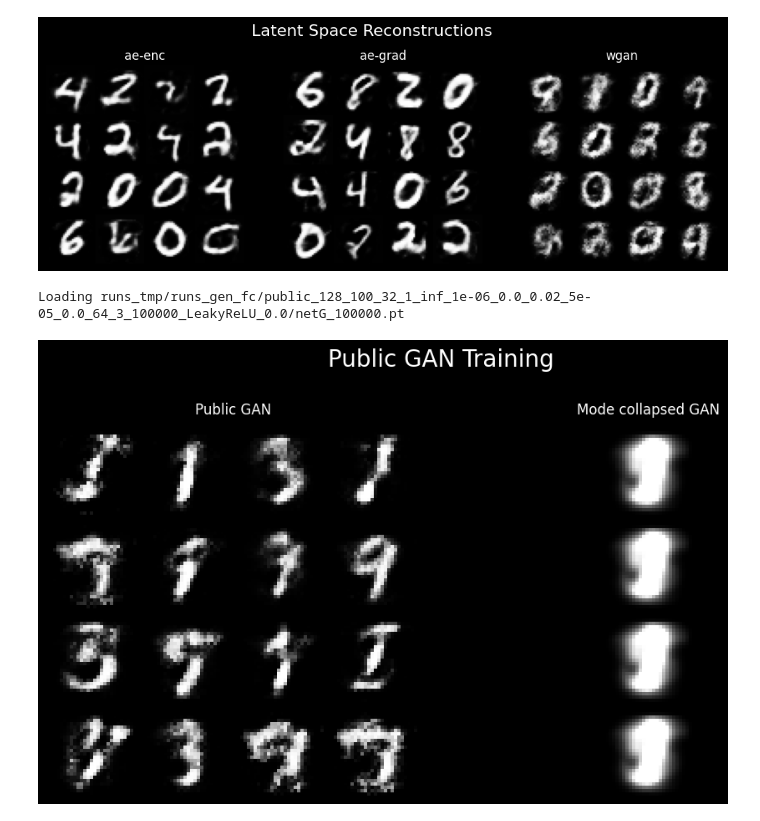
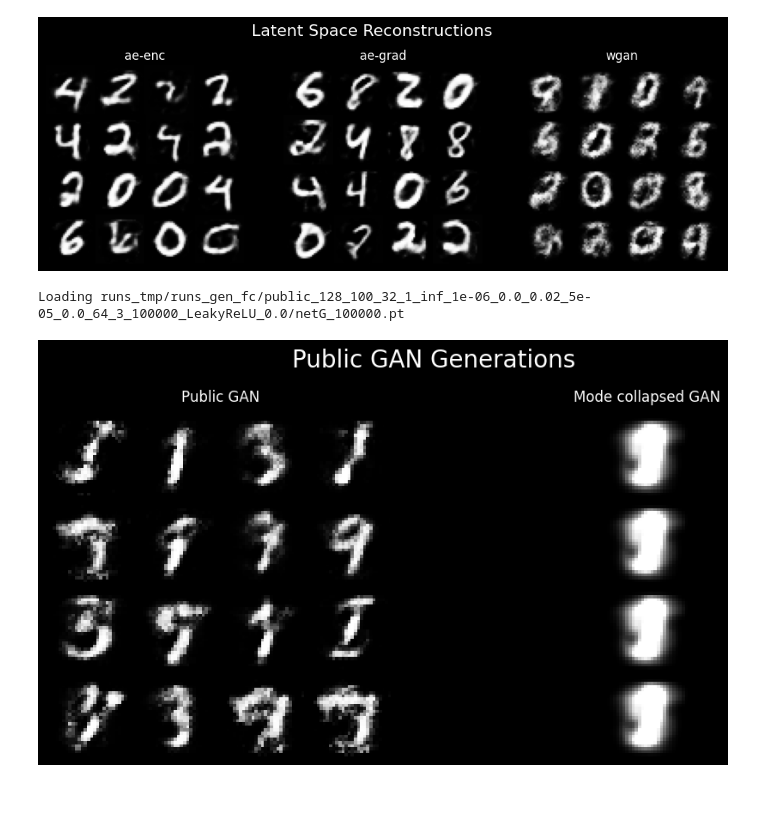
Before and after one commit to JasonTang99/p2, a Jupyter notebook: testing.ipynb, the cells around one changed output. Cells and saved outputs as stored; diff of their text form; code cells hidden in the pictures; blank space fills up the shorter version.

```diff
--- a/testing.ipynb
+++ b/testing.ipynb
@@ -423,3 +423,8 @@ plt.savefig(f"{save_fp}/activation.png", bbox_inches='tight', pad_inches=0.25)
 plt.show()
 # %% [output]
 [figure]
+# %%
+# Filter out non-48000 models
+df_cp = df[df["n_g"] == 48000]
+df_cp = df_cp.reset_index(drop=True)
+df_cp["epsilon"].unique()
@@ -426,12 +433,12 @@ plt.show()
 # %%
 # lines for different epsilons over x-axis: c_p and y-axis: FID and IS
-epsilons = df["epsilon"].unique()
+epsilons = df_cp["epsilon"].unique()
 epsilons.sort()
 
 # Seperate by epsilon
 df_epsilons = []
 for epsilon in epsilons:
-    df_eps = df[df["epsilon"] == epsilon]
+    df_eps = df_cp[df_cp["epsilon"] == epsilon]
 
     # group by c_p, find the lowest FID
     df_best_cp_best = df_eps.groupby("c_p").apply(lambda x: x[x["FID"] == x["FID"].min()])
@@ -604,0 +600,19 @@ ae-grad_96_64_32_1_50.0_1e-06_0.0_0.005_5e-05_0.5_64_1_48000_Tanh_0.0
+# %%
+stacked_imgs = []
+for j in range(3):
+    tmp = torch.Tensor(2*28, 3*28)
+    for i in range(6):
+        tmp[i//3*28:(i//3+1)*28, i%3*28:(i%3+1)*28] = imgs[j][i][0]
+    stacked_imgs.append(tmp.detach().cpu().numpy())
+
+fig, ax = plt.subplots(1, 3, figsize=(10, 3))
+titles = ["wgan-GAN", "ae-enc-GAN", "ae-grad-GAN"]
+for i in range(3):
+    ax[i].imshow(stacked_imgs[i], cmap='gray')
+    ax[i].axis('off')
+    ax[i].set_title(titles[i], color="white", fontsize=9)
+fig.subplots_adjust(wspace=0, hspace=0)
+fig.patch.set_facecolor('black')
+fig.suptitle(f"Mode Collapse", color="white", fontsize=12)
+plt.savefig(f"{save_fp}/mode_collapse.png", bbox_inches='tight', pad_inches=0.25)
+plt.show()
@@ -834,6 +866,7 @@ args
 # Args(hidden=[128], nz=100, ngf=32, nc=1, epsilon='inf', delta=1e-06, noise_multiplier=0.0, c_p=0.0, lr=5e-05, beta1=0.0, batch_size=64, n_d=5, n_g=100000, activation='LeakyReLU', lambda_gp=10.0)
 # %%
 # Plot some public GAN samples
+from model_inversion import gen_fp
 run_id = gen_fp.split("/")[-2]
 args = parse_run_id(run_id)
 imgs = generate_samples(pub_G, args, seed=True, plot=False, batch_size=16)
@@ -850,36 +883,37 @@ G = Generator_FC([128], args.nz).to(device)
 G.load_state_dict(torch.load(gen_fp))
 G.eval()
 
 imgs_2 = generate_samples(G, args, seed=True, plot=False, batch_size=16)
 
 combined_img = torch.Tensor(4*28, 4*28)
 combined_img_2 = torch.Tensor(4*28, 28)
 
 # Combine image 1
 for i in range(4):
     for j in range(4):
         combined_img[i*28:(i+1)*28, j*28:(j+1)*28] = imgs[i*4+j, 0, :, :]
 # Combine image 2
 for i in range(4):
     combined_img_2[i*28:(i+1)*28, :] = imgs_2[i, 0, :, :]
 
 fig, ax = plt.subplots(1, 2, figsize=(10, 5))
 ax[0].imshow(combined_img.detach().numpy(), cmap='gray')
 ax[0].set_title("Public GAN", color='white')
 ax[0].axis('off')
 ax[1].imshow(combined_img_2.detach().numpy(), cmap='gray')
 ax[1].set_title("Mode collapsed GAN", color='white')
 ax[1].axis('off')
+plt.suptitle("Public GAN Generations", color='white', fontsize=20, )
 
 fig.patch.set_facecolor('black')
 plt.tight_layout()
 plt.subplots_adjust(wspace=0.05, hspace=0.05)
-plt.suptitle("Public GAN Training", color='white', fontsize=20, y=1.1)
-plt.savefig(f"{save_fp}/public_gan_training.png", pad_inches=0.1)
+
+plt.savefig(f"{save_fp}/public_gan_training.png", pad_inches=0.25, bbox_inches='tight', dpi=300)
 plt.show()
 # %% [output]
 Loading runs_tmp/runs_gen_fc/public_128_100_32_1_inf_1e-06_0.0_0.02_5e-05_0.0_64_3_100000_LeakyReLU_0.0/netG_100000.pt
-[figure, old version]
+[figure, new version]
 # %%
 # Plot images
 rows =
```
Also changed, not shown: parts of 9 cells of this notebook, 18 other files.
